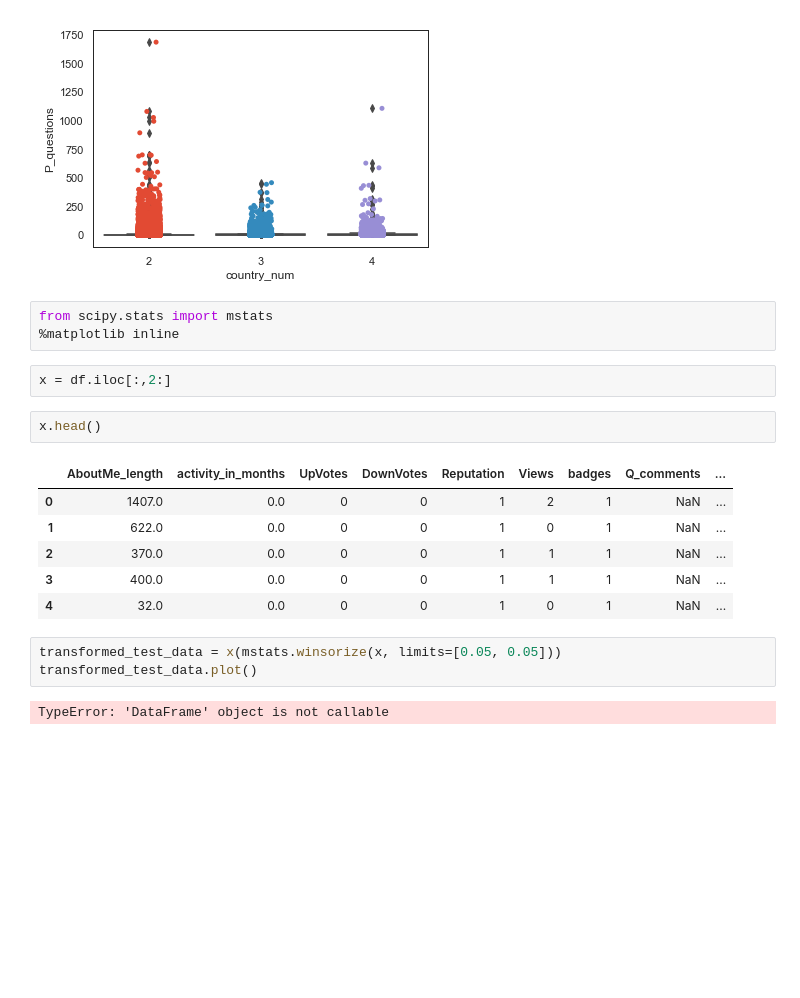
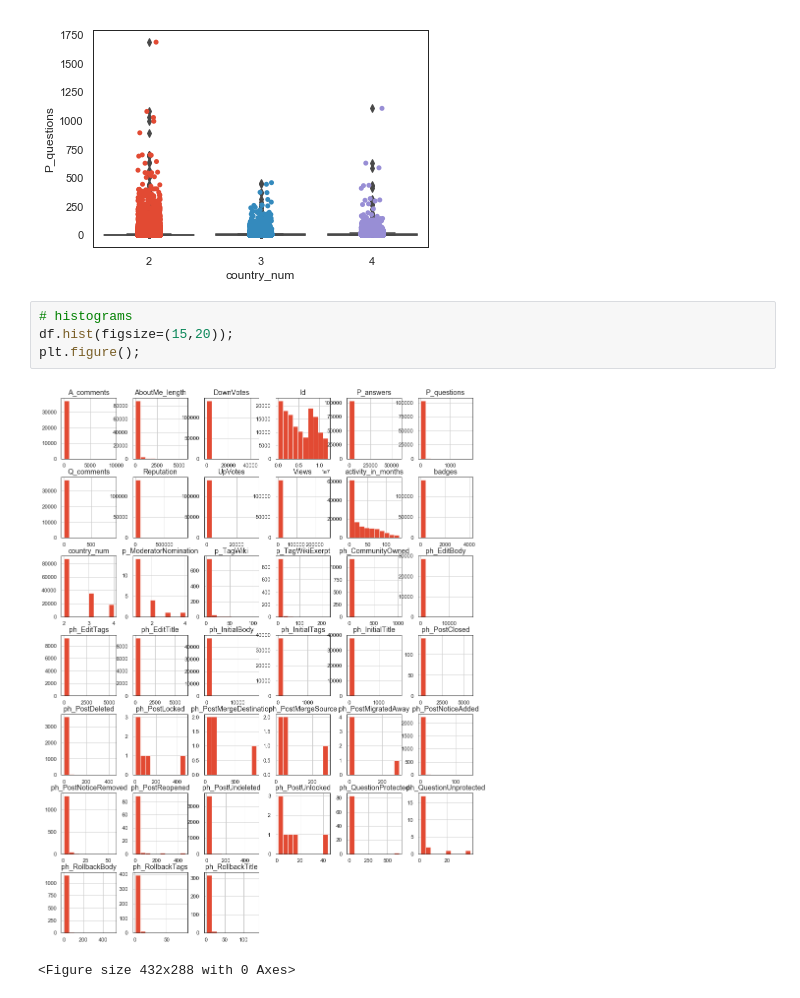
Before and after one commit to zolduoarrati/repos, a Jupyter notebook: Python/Jupyter/ML/classifications.ipynb, the cells around one changed output. Drawn from its saved outputs; the diff is of its cells as text; blank space fills up the shorter version.

```diff
--- a/Python/Jupyter/ML/classifications.ipynb
+++ b/Python/Jupyter/ML/classifications.ipynb
@@ -165,22 +165,10 @@ ax= sns.stripplot(x="country_num", y="P_questions", data=df, jitter=True, edgeco
 plt.show()
 # %% [output]
 [figure]
-# %%
-from scipy.stats import mstats
-%matplotlib inline
-# %%
-x = df.iloc[:,2:]
-# %%
-x.head()
-# %% [output]
-|  | AboutMe_length | activity_in_months | UpVotes | DownVotes | Reputation | Views | badges | Q_comments | ... |
-| 0 | 1407.0 | 0.0 | 0 | 0 | 1 | 2 | 1 | NaN | ... |
-| 1 | 622.0 | 0.0 | 0 | 0 | 1 | 0 | 1 | NaN | ... |
-| 2 | 370.0 | 0.0 | 0 | 0 | 1 | 1 | 1 | NaN | ... |
-| 3 | 400.0 | 0.0 | 0 | 0 | 1 | 1 | 1 | NaN | ... |
-| 4 | 32.0 | 0.0 | 0 | 0 | 1 | 0 | 1 | NaN | ... |
-# %%
-transformed_test_data = x(mstats.winsorize(x, limits=[0.05, 0.05]))
-transformed_test_data.plot()
-# %% [output]
-TypeError: 'DataFrame' object is not callable
+# %%
+# histograms
+df.hist(figsize=(15,20));
+plt.figure();
+# %% [output]
+[figure, added]
+<Figure size 432x288 with 0 Axes>
```
Also changed, not shown: parts of 1 cell of this notebook.
